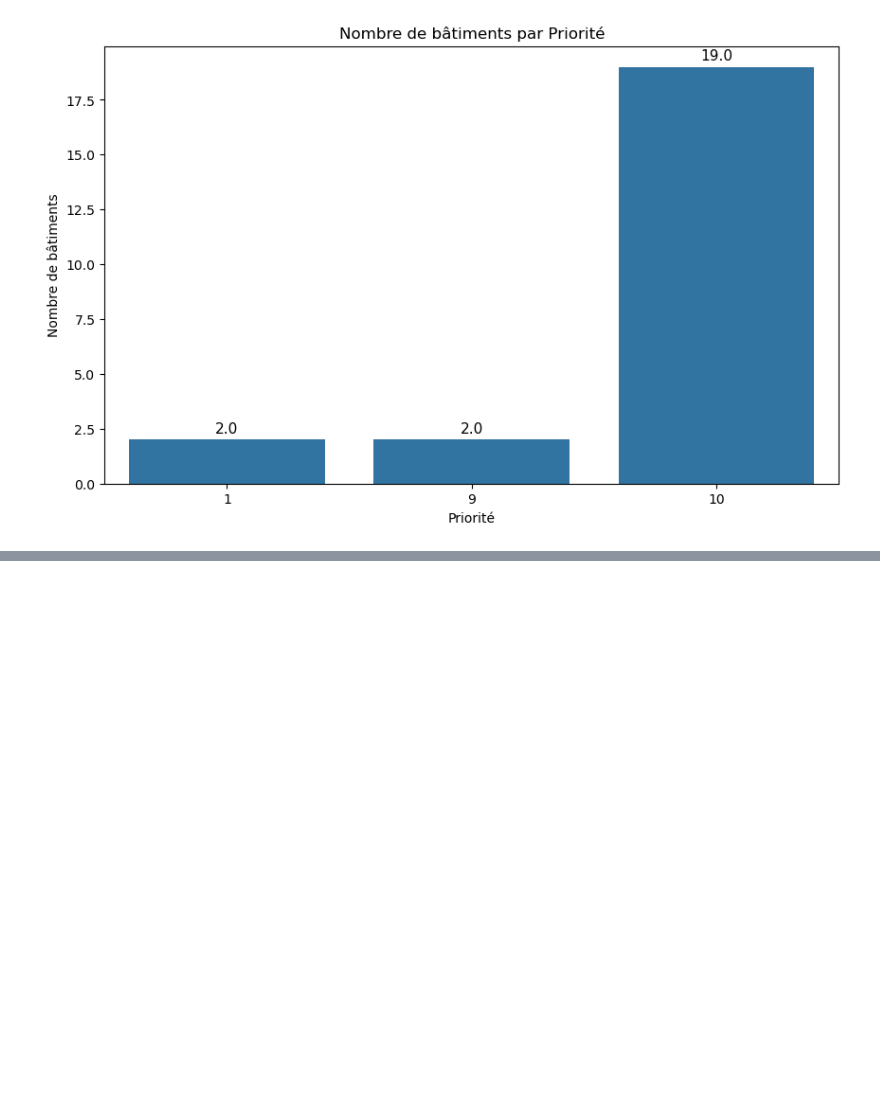
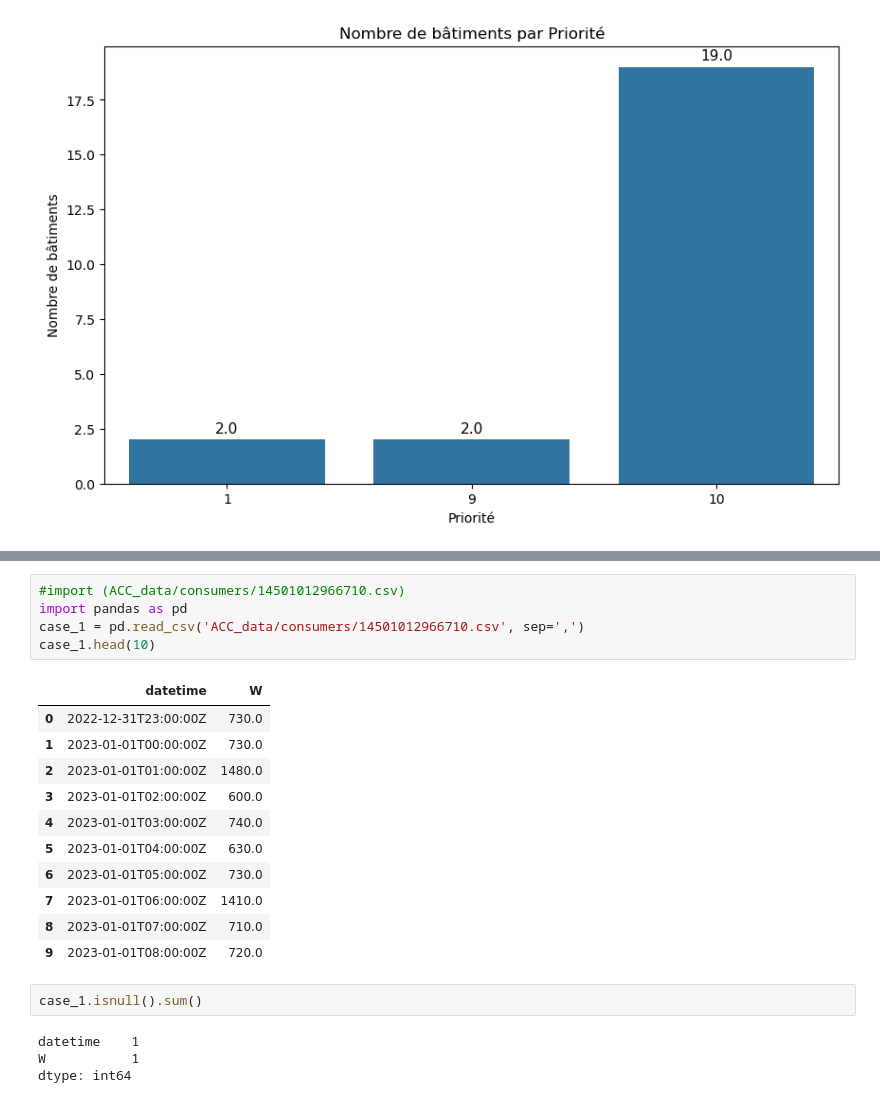
Before and after one commit to Alexdelh/Easy_ACC, a Jupyter notebook: Data_exploration.ipynb, the cells around one changed output, grey strips where cells are left out. Drawn from its saved outputs; the diff is of its cells as text; blank space fills up the shorter version.

```diff
--- a/Data_exploration.ipynb
+++ b/Data_exploration.ipynb
@@ -153,0 +163,23 @@ plt.show()
+# %%
+#import (ACC_data/consumers/14501012966710.csv)
+import pandas as pd
+case_1 = pd.read_csv('ACC_data/consumers/14501012966710.csv', sep=',')
+case_1.head(10)
+# %% [output]
+|  | datetime | W |
+| 0 | 2022-12-31T23:00:00Z | 730.0 |
+| 1 | 2023-01-01T00:00:00Z | 730.0 |
+| 2 | 2023-01-01T01:00:00Z | 1480.0 |
+| 3 | 2023-01-01T02:00:00Z | 600.0 |
+| 4 | 2023-01-01T03:00:00Z | 740.0 |
+| 5 | 2023-01-01T04:00:00Z | 630.0 |
+| 6 | 2023-01-01T05:00:00Z | 730.0 |
+| 7 | 2023-01-01T06:00:00Z | 1410.0 |
+| 8 | 2023-01-01T07:00:00Z | 710.0 |
+| 9 | 2023-01-01T08:00:00Z | 720.0 |
+# %%
+case_1.isnull().sum()
+# %% [output]
+datetime    1
+W           1
+dtype: int64
```
Also changed, not shown: parts of 9 cells of this notebook.
